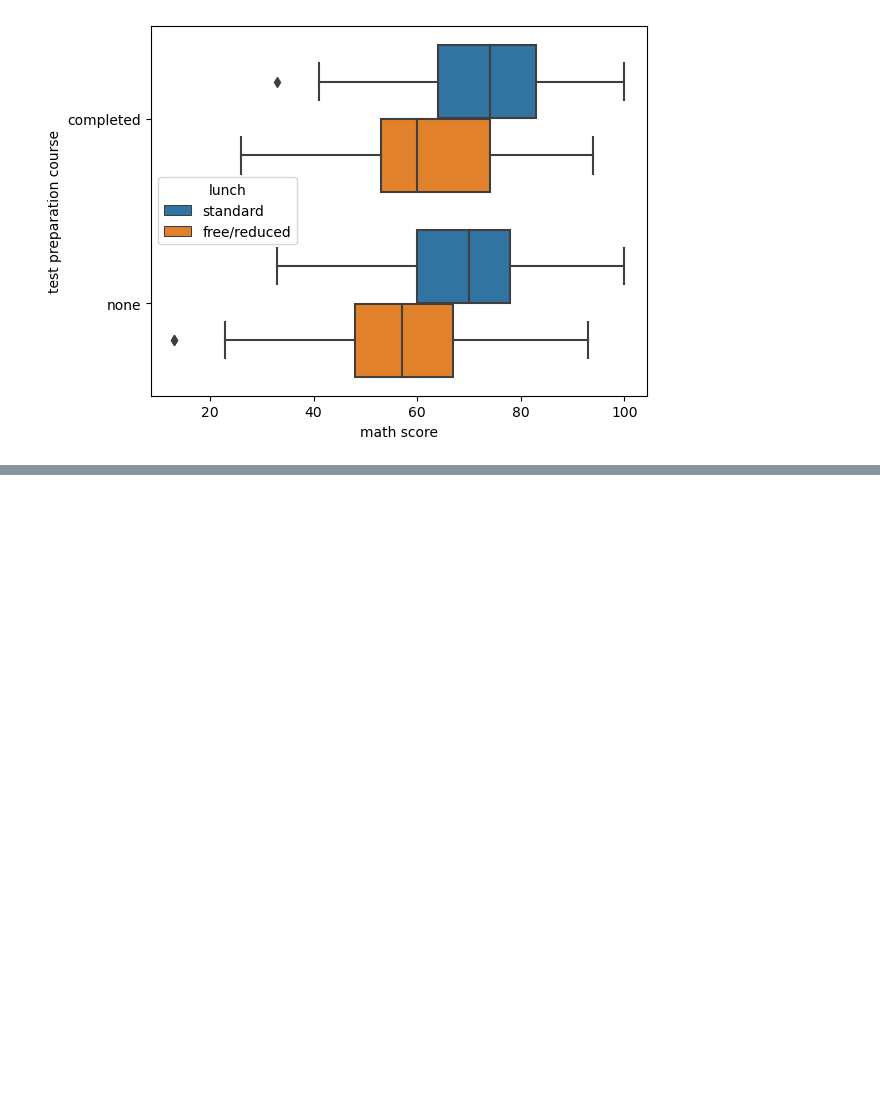
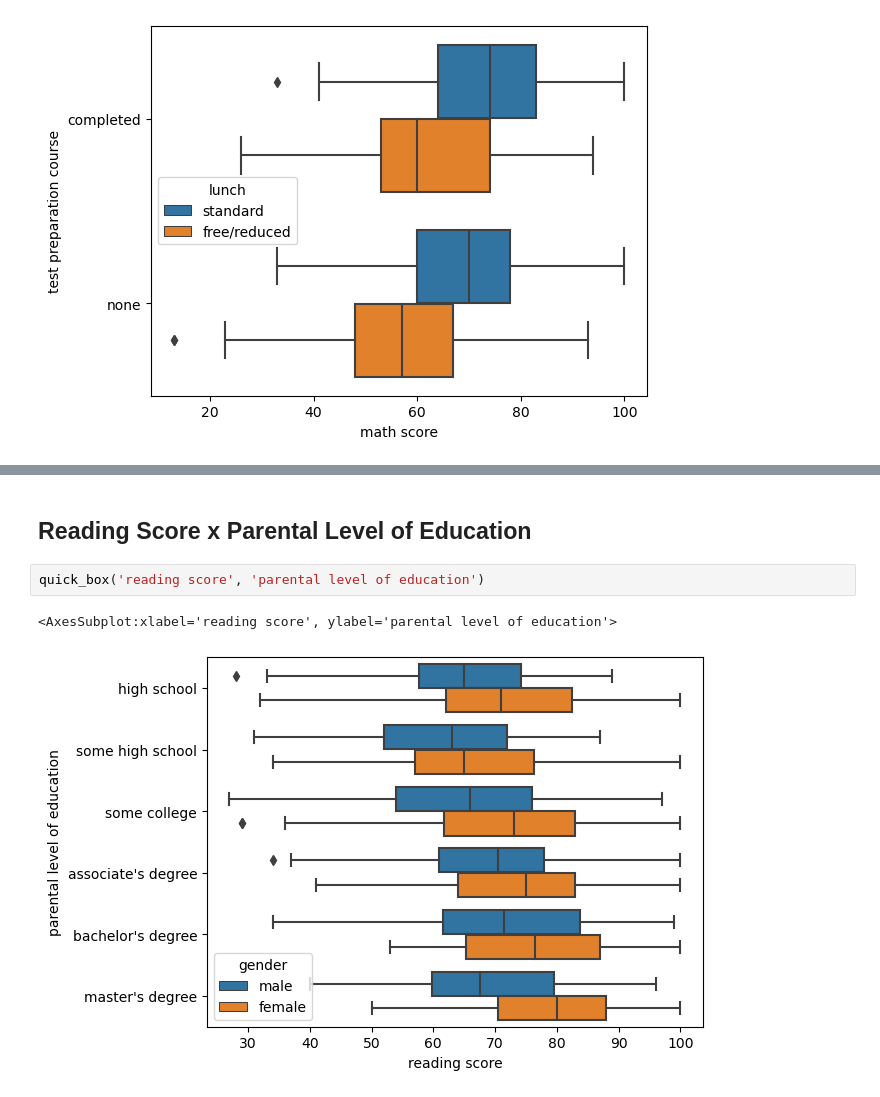
Before and after one commit to Leonardo010/Performance_de_estudantes, a Jupyter notebook: Student_performance_analysis.ipynb, the cells around one changed output, grey strips where cells are left out. Drawn from its saved outputs; the diff is of its cells as text; blank space fills up the shorter version.

```diff
--- a/Student_performance_analysis.ipynb
+++ b/Student_performance_analysis.ipynb
@@ -251,0 +327,7 @@ ax13
+# %% [markdown]
+## Reading Score x Parental Level of Education
+# %%
+quick_box('reading score', 'parental level of education')
+# %% [output]
+<AxesSubplot:xlabel='reading score', ylabel='parental level of education'>
+[figure, added]
```
Also changed, not shown: parts of 23 cells of this notebook.
